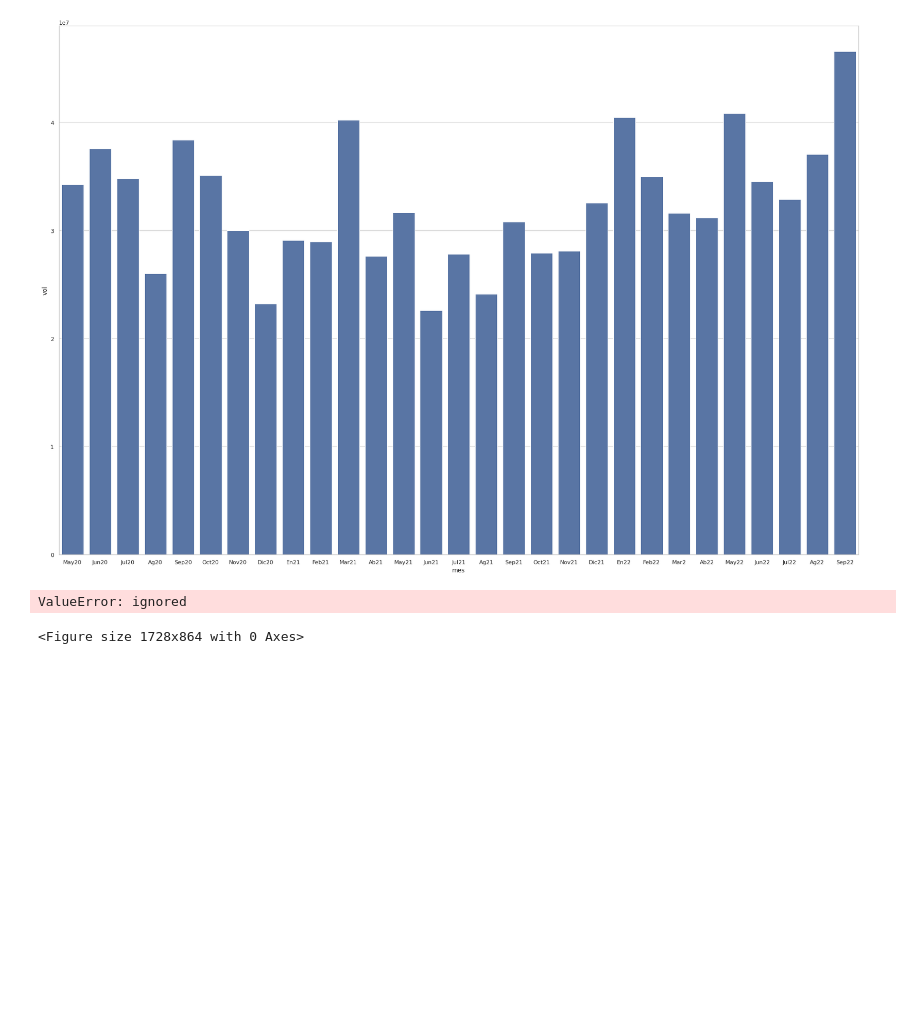
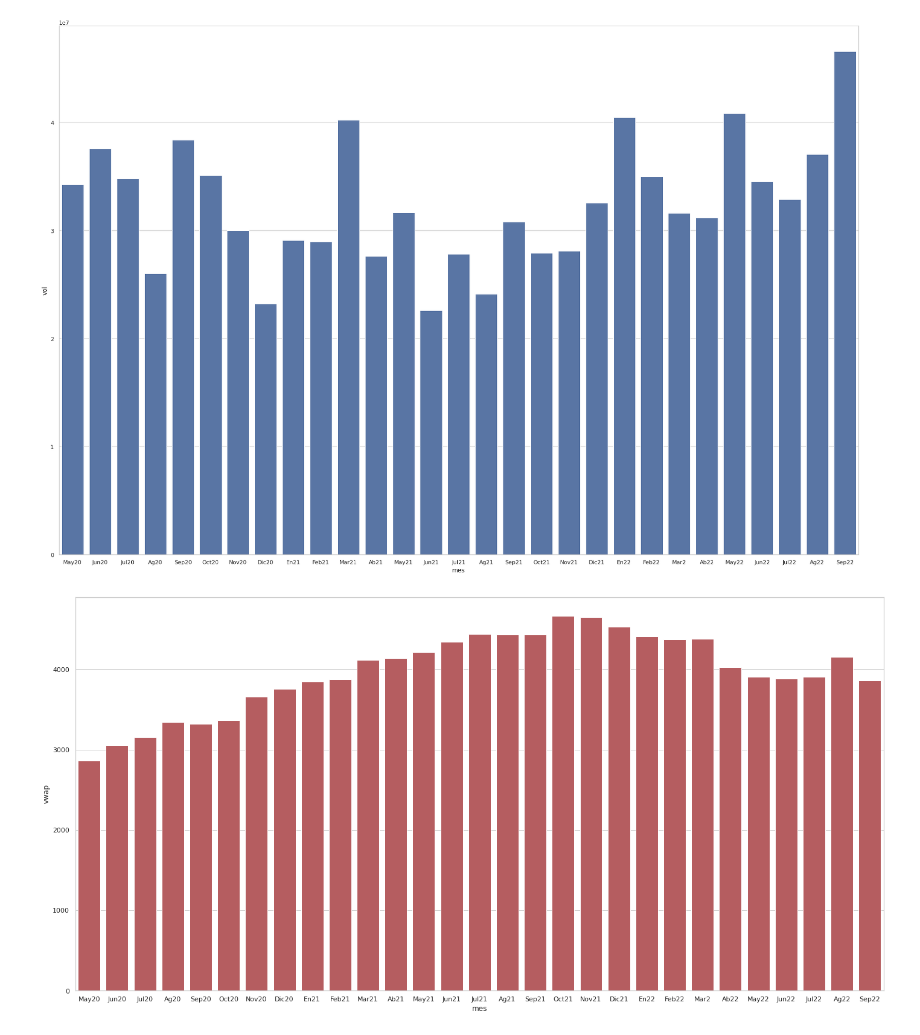
Before and after one commit to jmmartinnu2/Trading, a Jupyter notebook: analisis_mensual.ipynb, the cells around one changed output. Saved outputs shown, nothing was run; the diff lists cells and outputs as text; code cells hidden in the pictures; blank space fills up the shorter version.

```diff
--- a/analisis_mensual.ipynb
+++ b/analisis_mensual.ipynb
@@ -280,8 +284,7 @@ plt.show()
 # %%
 #volumen por dias, graficos con añadido de categorias
 plt.figure(figsize=(24,12)) #para tamaños del grafico
-sns.barplot(data=df, x='mes',y='cotreport_commercial', color='r') #dodge agrupa las variables
+sns.barplot(data=df, x='mes',y='vwap', color='r') #dodge agrupa las variables
 plt.show()
 # %% [output]
-ValueError: ignored
-<Figure size 1728x864 with 0 Axes>
+[figure, added]
```
Also changed, not shown: parts of 9 cells of this notebook.
